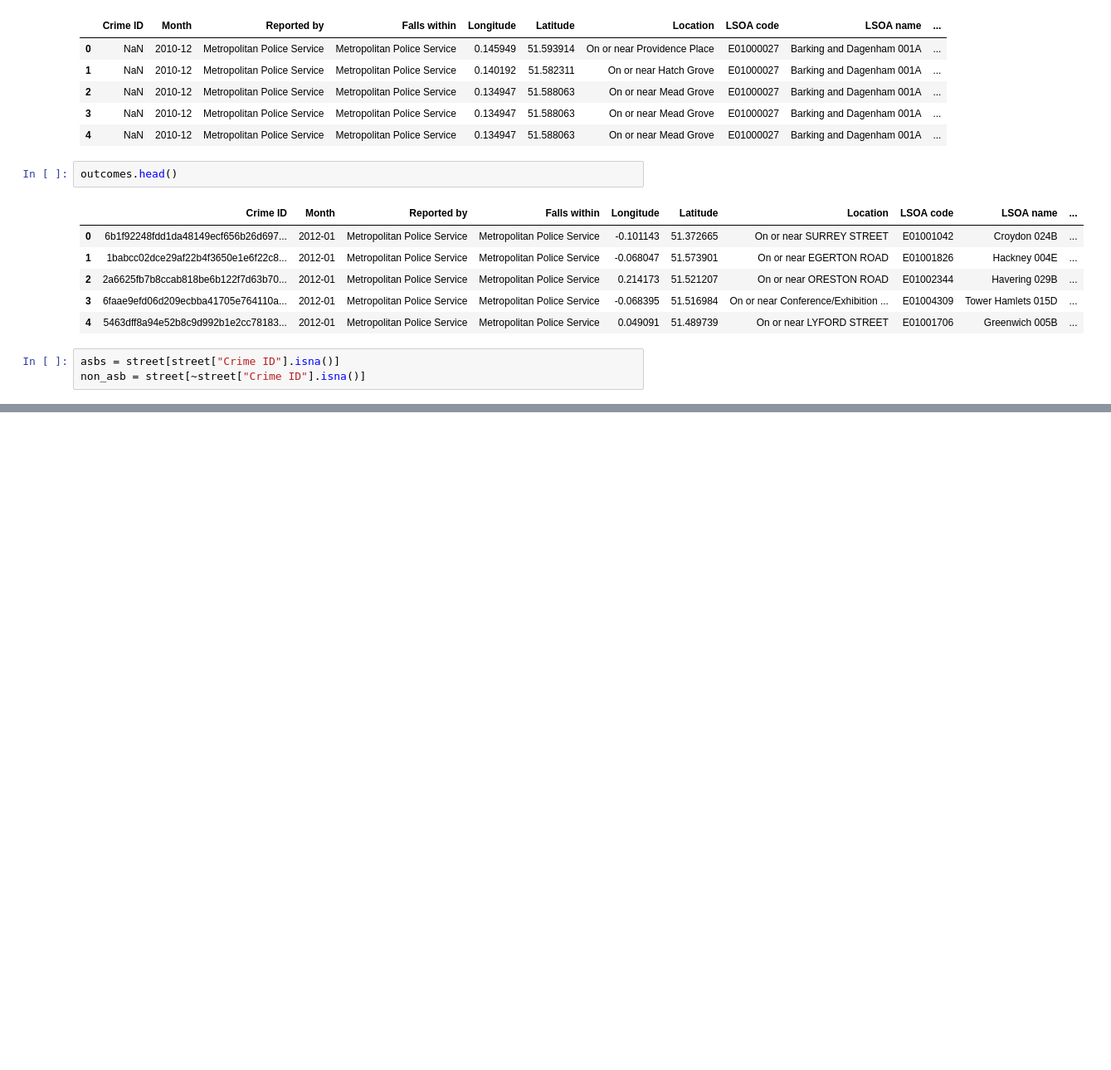
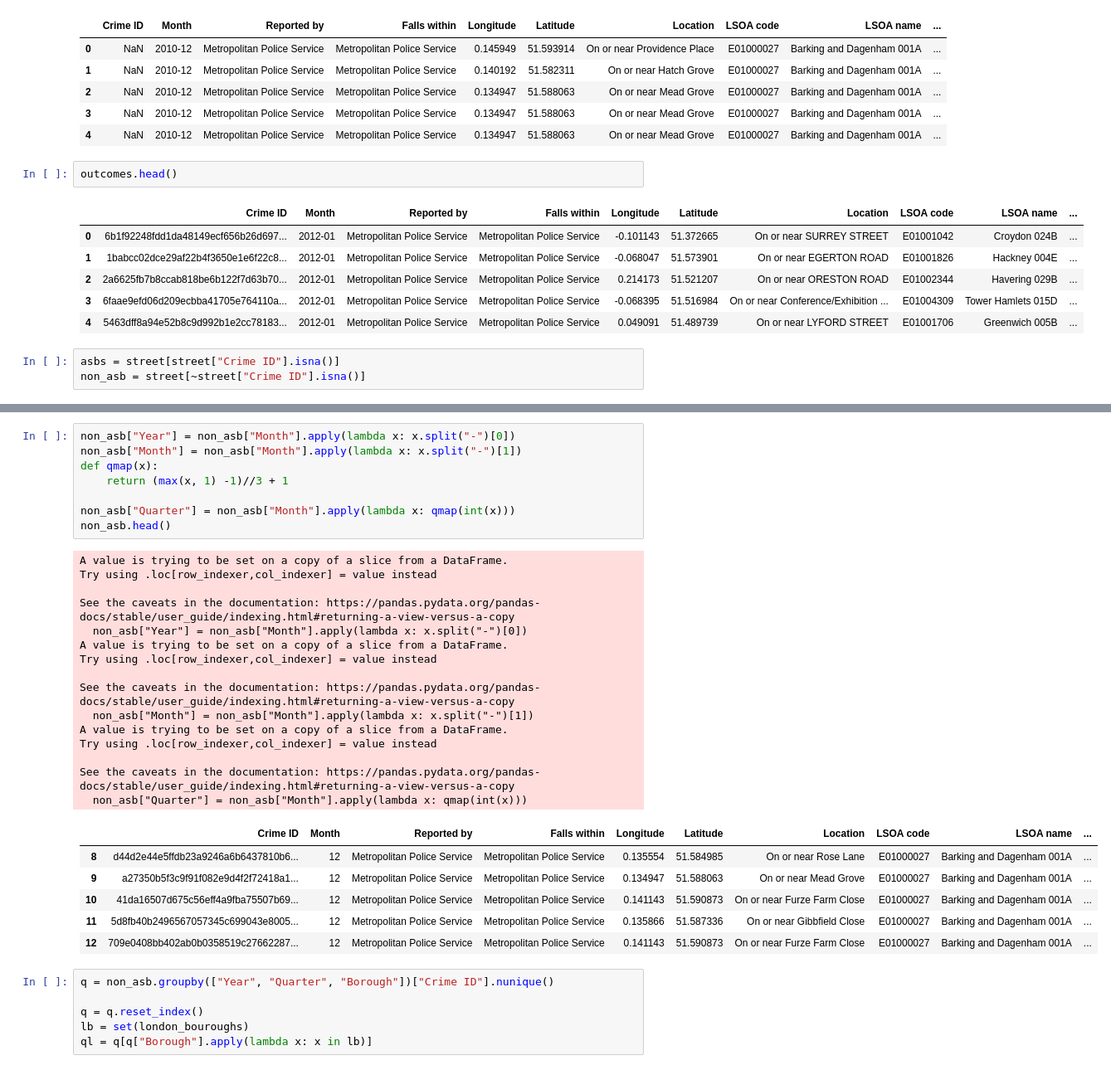
Before and after one commit to DmitriyBalmashnov/dc2-g12, a Jupyter notebook: notebooks/mpd_exploration.ipynb, the cells around one changed output, grey strips where cells are left out. Shown at 83% size. Drawn from its saved outputs; the diff is of its cells as text; blank space fills up the shorter version.

```diff
--- a/notebooks/mpd_exploration.ipynb
+++ b/notebooks/mpd_exploration.ipynb
@@ -166,0 +136,36 @@ street.groupby("LSOA name").count()
+# %%
+non_asb["Year"] = non_asb["Month"].apply(lambda x: x.split("-")[0])
+non_asb["Month"] = non_asb["Month"].apply(lambda x: x.split("-")[1])
+def qmap(x):
+    return (max(x, 1) -1)//3 + 1
+
+non_asb["Quarter"] = non_asb["Month"].apply(lambda x: qmap(int(x)))
+non_asb.head()
+# %% [output]
+A value is trying to be set on a copy of a slice from a DataFrame.
+Try using .loc[row_indexer,col_indexer] = value instead
+
+See the caveats in the documentation: https://pandas.pydata.org/pandas-docs/stable/user_guide/indexing.html#returning-a-view-versus-a-copy
+  non_asb["Year"] = non_asb["Month"].apply(lambda x: x.split("-")[0])
+A value is trying to be set on a copy of a slice from a DataFrame.
+Try using .loc[row_indexer,col_indexer] = value instead
+
+See the caveats in the documentation: https://pandas.pydata.org/pandas-docs/stable/user_guide/indexing.html#returning-a-view-versus-a-copy
+  non_asb["Month"] = non_asb["Month"].apply(lambda x: x.split("-")[1])
+A value is trying to be set on a copy of a slice from a DataFrame.
+Try using .loc[row_indexer,col_indexer] = value instead
+
+See the caveats in the documentation: https://pandas.pydata.org/pandas-docs/stable/user_guide/indexing.html#returning-a-view-versus-a-copy
+  non_asb["Quarter"] = non_asb["Month"].apply(lambda x: qmap(int(x)))
+|  | Crime ID | Month | Reported by | Falls within | Longitude | Latitude | Location | LSOA code | LSOA name | ... |
+| 8 | d44d2e44e5ffdb23a9246a6b6437810b6... | 12 | Metropolitan Police Service | Metropolitan Police Service | 0.135554 | 51.584985 | On or near Rose Lane | E01000027 | Barking and Dagenham 001A | ... |
+| 9 | a27350b5f3c9f91f082e9d4f2f72418a1... | 12 | Metropolitan Police Service | Metropolitan Police Service | 0.134947 | 51.588063 | On or near Mead Grove | E01000027 | Barking and Dagenham 001A | ... |
+| 10 | 41da16507d675c56eff4a9fba75507b69... | 12 | Metropolitan Police Service | Metropolitan Police Service | 0.141143 | 51.590873 | On or near Furze Farm Close | E01000027 | Barking and Dagenham 001A | ... |
+| 11 | 5d8fb40b2496567057345c699043e8005... | 12 | Metropolitan Police Service | Metropolitan Police Service | 0.135866 | 51.587336 | On or near Gibbfield Close | E01000027 | Barking and Dagenham 001A | ... |
+| 12 | 709e0408bb402ab0b0358519c27662287... | 12 | Metropolitan Police Service | Metropolitan Police Service | 0.141143 | 51.590873 | On or near Furze Farm Close | E01000027 | Barking and Dagenham 001A | ... |
+# %%
+q = non_asb.groupby(["Year", "Quarter", "Borough"])["Crime ID"].nunique()
+
+q = q.reset_index()
+lb = set(london_bouroughs)
+ql = q[q["Borough"].apply(lambda x: x in lb)]
```
Also changed, not shown: parts of 33 cells of this notebook, 2 other files.
